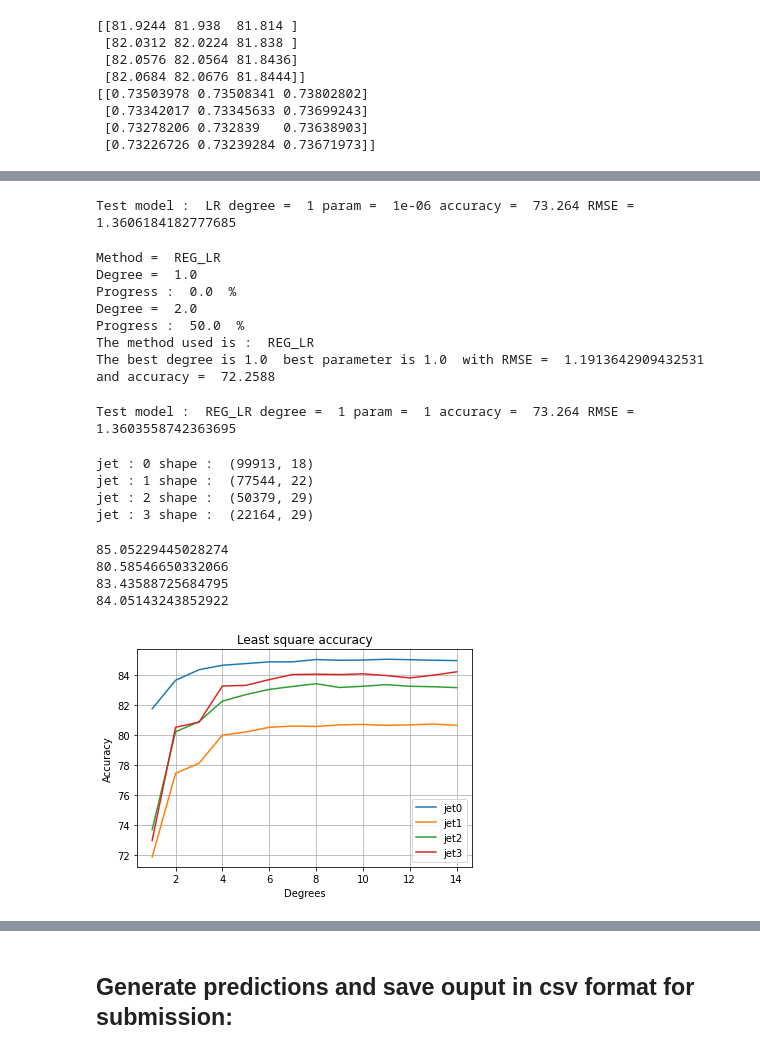
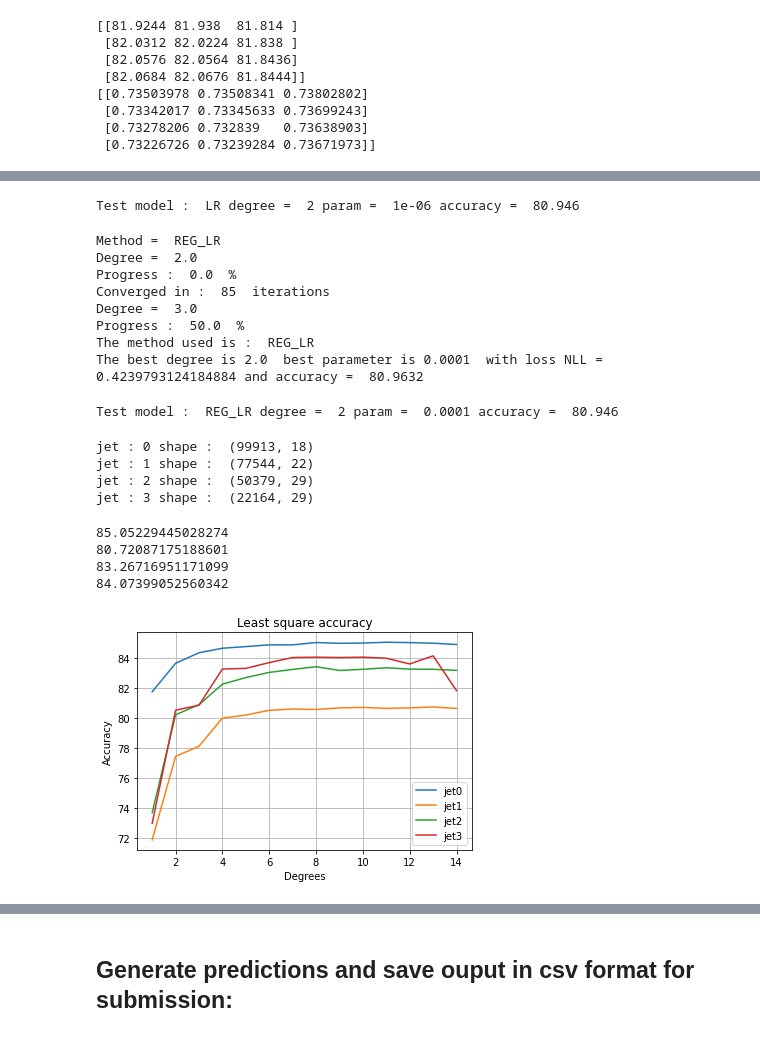
Before and after one commit to ideriedm/Machine-learning, a Jupyter notebook: project1/project1.ipynb, the cells around one changed output, grey strips where cells are left out. Cells and saved outputs as stored; diff of their text form; code cells hidden in the pictures.

```diff
--- a/project1/project1.ipynb
+++ b/project1/project1.ipynb
@@ -23,7 +25,7 @@ f, axs = plt.subplots(num_row, num_col,figsize=(15,15))
 
 for i in range(tX_pre.shape[1]):
     ax = axs[i // num_col][i % num_col]
-    ax.scatter(tX[:,i], y, color='b', s=12, facecolors='none', edgecolors='r')
+    ax.scatter(tX_pre[:,i], y_pre, color='b', s=12, facecolors='none', edgecolors='r')
     ax.set_xlabel("x")
     ax.set_ylabel("y")
     ax.set_title("X " + str(i))
@@ -68,15 +71,16 @@ LS with bias, accuracy =  74.468
 #### Preprocessing
 #############################
 
-from implementations import *
 
 print("Before pre-processing")
 print("tX shape :", tX_pre.shape)
 
 tX_post = remove_categorical_feature(tX_pre)
 tX_post = remove_aberrant_values(tX_post)
-tX_post = rescale_outliers(tX_post)
+tX_post, _, _ = rescale_outliers(tX_post)
+# tX_post = remove_correlation(tX_post, 0.95) # Not enough useful
 tX_post, mean_x , std_x = standardize(tX_post)
+y_post = y_pre.copy()
 
 print("After pre processing")
 print("tX shape :", tX_post.shape)
@@ -577,23 +584,14 @@ print(rmses_LR)
 # %%
-#################
-# Test LR on 20%
-#################
-tX_post_LR = de_standardize(tX_post, mean_x, std_x)
-tX_post_LR = (tX_post_LR - np.min(tX_post_LR))/(np.max(tX_post_LR)- np.min(tX_post_LR))
+#########
+# Test LR
+#########
 
-degree = 1
+degree = 2
 gamma = 1e-6
 max_iters = 1000
 
 
 param = { "model": "LR" }
-
-# jet = categorizing(tX_pre)
-# x_train = remove_aberrant_values(tX_pre)
-# x_train = clear_jet(x_train[jet[0]])
-# x_train = rescale_outliers(x_train)
-# x_train, _, _ = standardize(x_train)
-# y_train = y_post[jet[0]]
 
 x_tr, x_te, y_tr, y_te = split_data(tX_post, y_post, 0.8, seed=1)
 
@@ -607,50 +605,50 @@ initial_w = np.zeros(x_tr_p.shape[1])
 w, _ = logistic_regression(y_tr, x_tr_p, initial_w, max_iters, gamma)
 
 accuracy = compute_accuracy(x_te_p, y_te, w, param)
-rmse = np.sqrt(2 * compute_mse(y_te, x_te_p, w))
 
 
-print("Test model : ", param["model"], "degree = ", degree, "param = ", gamma, "accuracy = ", accuracy, "RMSE =", rmse)
+print("Test model : ", param["model"], "degree = ", degree, "param = ", gamma, "accuracy = ", accuracy)
 
-# Test model :  LR degree =  1 accuracy =  73.36200000000001 RMSE = 445.19087875764313
+# Test model :  LR degree =  2 param =  1e-06 accuracy =  80.946
 # %% [output]
-Test model :  LR degree =  1 param =  1e-06 accuracy =  73.264 RMSE = 1.3606184182777685
+Test model :  LR degree =  2 param =  1e-06 accuracy =  80.946
 # %%
 ########################################
 # REG_LR : CV + hyperparam optimization
 ########################################
 
-degrees = np.linspace(1, 2, 2)
+degrees = np.linspace(2, 3, 2)
 lambdas = np.logspace(-4, 0, 5)
 gamma = 1e-6
 k_fold = 5
-max_iters = 100
+max_iters = 500
 
 parameters_REG_LR = {
       "model": "REG_LR",
       "param": [lambdas, max_iters, gamma],
 }
 
-rmses_ridge, accuracy_ridge =  best_degree_selection(tX_post, y_post, degrees, k_fold, parameters_REG_LR, seed = 1)
+losses_REG_LR, accuracy_REG_LR =  best_degree_selection(tX_post, y_post, degrees, k_fold, parameters_REG_LR, seed = 1)
 
-# The best degree is 1.0  best parameter is 1.0  with RMSE =  1.1913642909432902 and accuracy =  72.2588
+# The best degree is 2.0  best parameter is 0.0001  with loss NLL =  0.4239793124184884 and accuracy =  80.9632
 # %% [output]
 Method =  REG_LR
-Degree =  1.0
+Degree =  2.0
 Progress :  0.0  %
-Degree =  2.0
+Converged in :  85  iterations
+Degree =  3.0
 Progress :  50.0  %
 The method used is :  REG_LR
-The best degree is 1.0  best parameter is 1.0  with RMSE =  1.1913642909432531 and accuracy =  72.2588
+The best degree is 2.0  best parameter is 0.0001  with loss NLL =  0.4239793124184884 and accuracy =  80.9632
 # %%
 #################
 # Test REG_LR on 20%
 #################
 
-degree = 1
+degree = 2
 gamma = 1e-6
 max_iters = 1000
-lambda_ = 1
+lambda_ = 1e-4
 
 
 param = { "model": "REG_LR" }
@@ -668,14 +666,13 @@ initial_w = np.zeros(x_tr_p.shape[1])
 w, _ = reg_logistic_regression(y_tr, x_tr_p, lambda_, initial_w, max_iters, gamma)
 
 accuracy = compute_accuracy(x_te_p, y_te, w, param)
-rmse = np.sqrt(2 * compute_mse(y_te, x_te_p, w))
 
 
-print("Test model : ", param["model"], "degree = ", degree, "param = ", lambda_, "accuracy = ", accuracy, "RMSE =", rmse)
+print("Test model : ", param["model"], "degree = ", degree, "param = ", lambda_, "accuracy = ", accuracy)
 
-# Test model :  REG_LR degree =  1 param =  1 accuracy =  73.264 RMSE = 1.3603558742363695
+# Test model :  REG_LR degree =  2 param =  0.0001 accuracy =  80.946
 # %% [output]
-Test model :  REG_LR degree =  1 param =  1 accuracy =  73.264 RMSE = 1.3603558742363695
+Test model :  REG_LR degree =  2 param =  0.0001 accuracy =  80.946
 # %%
 ###################################################
 # Test LS on 20%, according to jet categories
@@ -720,19 +717,19 @@ jet : 3 shape :  (22164, 29)
 # %%
 degrees = np.linspace(1, 20, 20)
 stop = 14
-d = [7, 7, 7, 8]
+d = [7, 9, 9, 9]
 for i, acc in enumerate(accuracies_all):
     lab = "jet" + str(i)
     plt.plot(degrees[:stop], acc[:stop], label = lab)
     plt.xlabel("Degrees")
     plt.ylabel("Accuracy")
     plt.title("Least square accuracy")
     plt.legend()
     plt.grid(True)
     print(acc[d[i]])
 # %% [output]
 85.05229445028274
-80.58546650332066
-83.43588725684795
-84.05143243852922
+80.72087175188601
+83.26716951171099
+84.07399052560342
-[figure, old version]
+[figure, new version]
```
Also changed, not shown: parts of 28 cells of this notebook, 3 other files.
